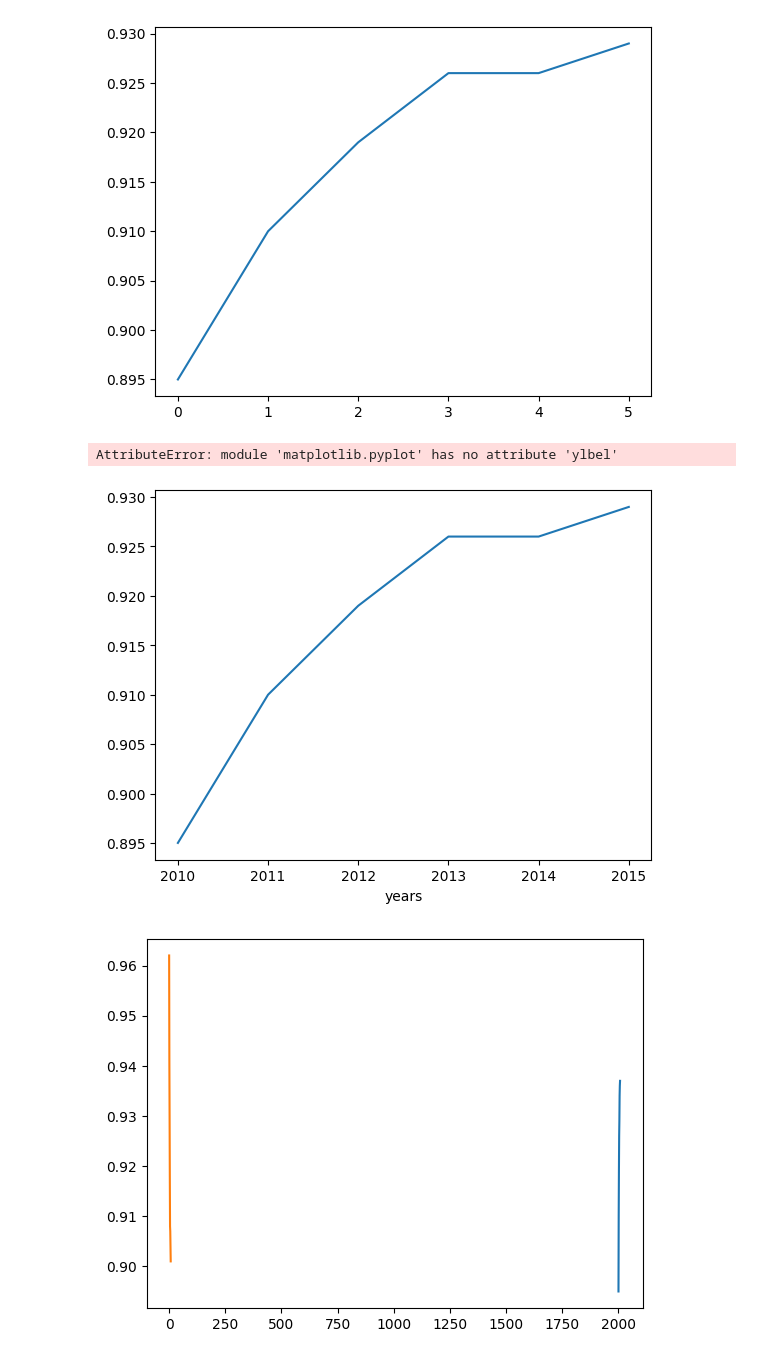
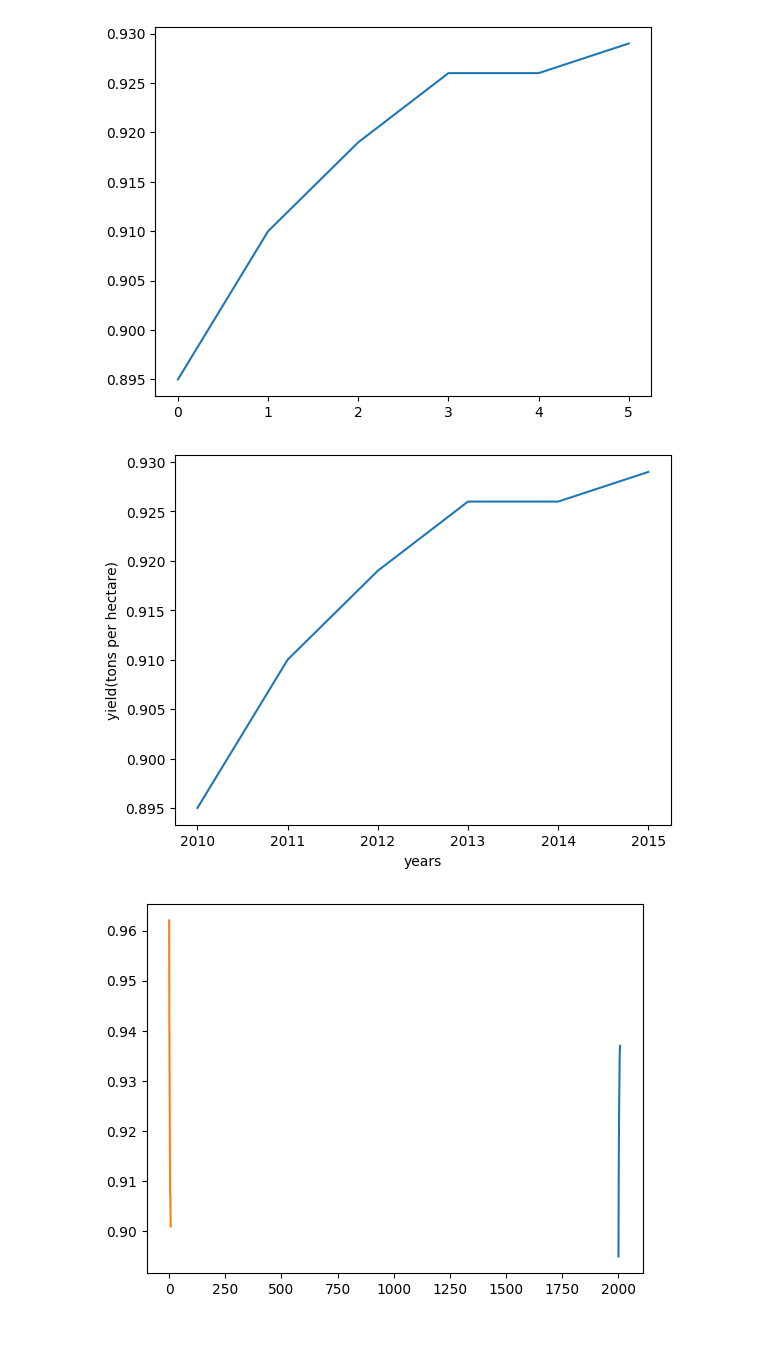
Before and after one commit to SHREYA-A-J/AIML_LAB, a Jupyter notebook: LAB_2.ipynb, the cells around one changed output. Saved outputs shown, nothing was run; the diff lists cells and outputs as text; code cells hidden in the pictures.

```diff
--- a/LAB_2.ipynb
+++ b/LAB_2.ipynb
@@ -696,12 +696,13 @@ plt.plot(yield_apple)
 [<matplotlib.lines.Line2D at 0x...>]
 [figure]
 # %%
+import matplotlib.pyplot as plt # Make sure to import matplotlib
+
 plt.plot(years,yield_apple)
 plt.xlabel('years')
-plt.ylbel('yield(tons per hectare)');
+plt.ylabel('yield(tons per hectare)'); # Fix typo in the ylabel
 # %% [output]
-AttributeError: module 'matplotlib.pyplot' has no attribute 'ylbel'
-[figure, old version]
+[figure, new version]
 # %%
 year=range(2000,2008)
 apples=[0.895,0.91,0.919,0.926,0.929,0.934,0.936,0.937]
```
